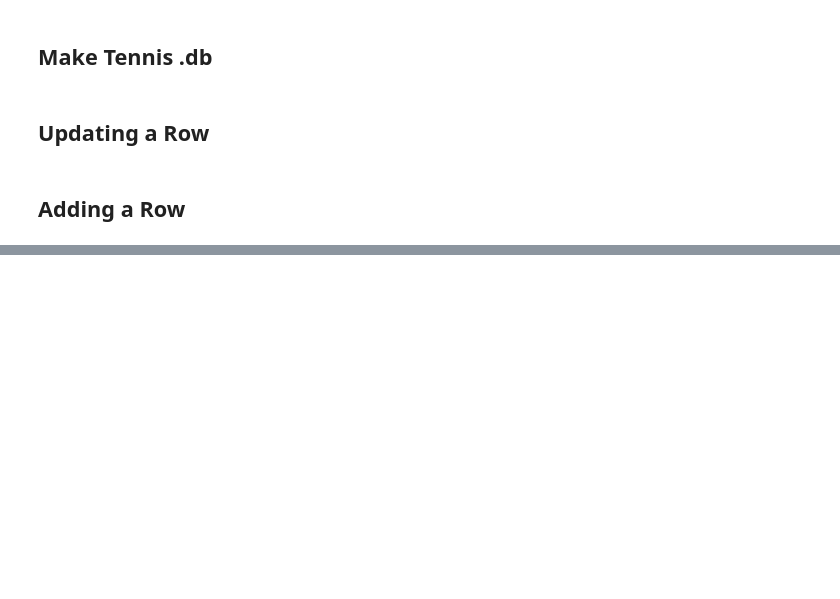
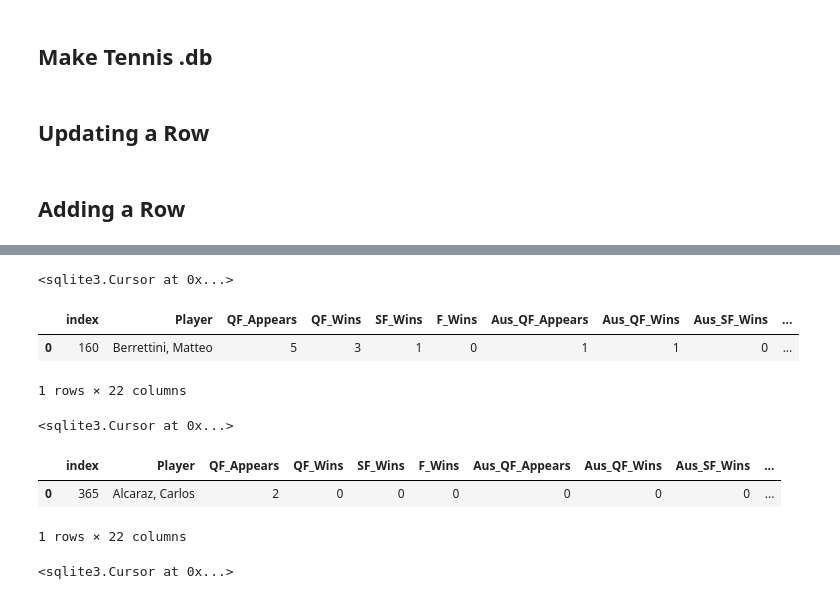
Before and after one commit to gadamico/Sports-Data, a Jupyter notebook: mens_singles_tennis/notebooks/scratch-tennis-db-creation-updating.ipynb, the cells around one changed output, grey strips where cells are left out. Saved outputs shown, nothing was run; the diff lists cells and outputs as text; code cells hidden in the pictures; blank space fills up the shorter version.

```diff
--- a/mens_singles_tennis/notebooks/scratch-tennis-db-creation-updating.ipynb
+++ b/mens_singles_tennis/notebooks/scratch-tennis-db-creation-updating.ipynb
@@ -484,0 +592,70 @@ conn3.close()
+# %%
+con.execute(
+    """
+    UPDATE mens_tennis
+    SET QF_Appears = 2,
+    QF_Wins = 2,
+    SF_Wins = 2,
+    US_QF_Appears = 1,
+    US_QF_Wins = 1,
+    US_SF_Wins = 1
+
+    WHERE Player = 'Ruud, Casper'
+    """
+)
+# %% [output]
+<sqlite3.Cursor at 0x...>
+# %%
+pd.read_sql(
+    """
+    SELECT *
+    FROM mens_tennis
+    WHERE Player = 'Berrettini, Matteo'
+    """
+, con)
+# %% [output]
+|  | index | Player | QF_Appears | QF_Wins | SF_Wins | F_Wins | Aus_QF_Appears | Aus_QF_Wins | Aus_SF_Wins | ... |
+| 0 | 160 | Berrettini, Matteo | 5 | 3 | 1 | 0 | 1 | 1 | 0 | ... |
+1 rows × 22 columns
+# %%
+con.execute(
+    """
+    UPDATE mens_tennis
+    SET QF_Appears = 6,
+    US_QF_Appears = 3
+
+    WHERE Player = 'Berrettini, Matteo'
+    """
+)
+# %% [output]
+<sqlite3.Cursor at 0x...>
+# %%
+pd.read_sql(
+    """
+    SELECT *
+    FROM mens_tennis
+    WHERE Player = 'Alcaraz, Carlos'
+    """
+, con)
+# %% [output]
+|  | index | Player | QF_Appears | QF_Wins | SF_Wins | F_Wins | Aus_QF_Appears | Aus_QF_Wins | Aus_SF_Wins | ... |
+| 0 | 365 | Alcaraz, Carlos | 2 | 0 | 0 | 0 | 0 | 0 | 0 | ... |
+1 rows × 22 columns
+# %%
+con.execute(
+    """
+    UPDATE mens_tennis
+    SET QF_Appears = 3,
+    QF_Wins = 1,
+    SF_Wins = 1,
+    F_Wins = 1,
+    US_QF_Appears = 2,
+    US_QF_Wins = 1,
+    US_SF_Wins = 1,
+    US_F_Wins = 1
+
+    WHERE Player = 'Alcaraz, Carlos'
+    """
+)
+# %% [output]
+<sqlite3.Cursor at 0x...>
```
Also changed, not shown: parts of 22 cells of this notebook, 1 other file.
